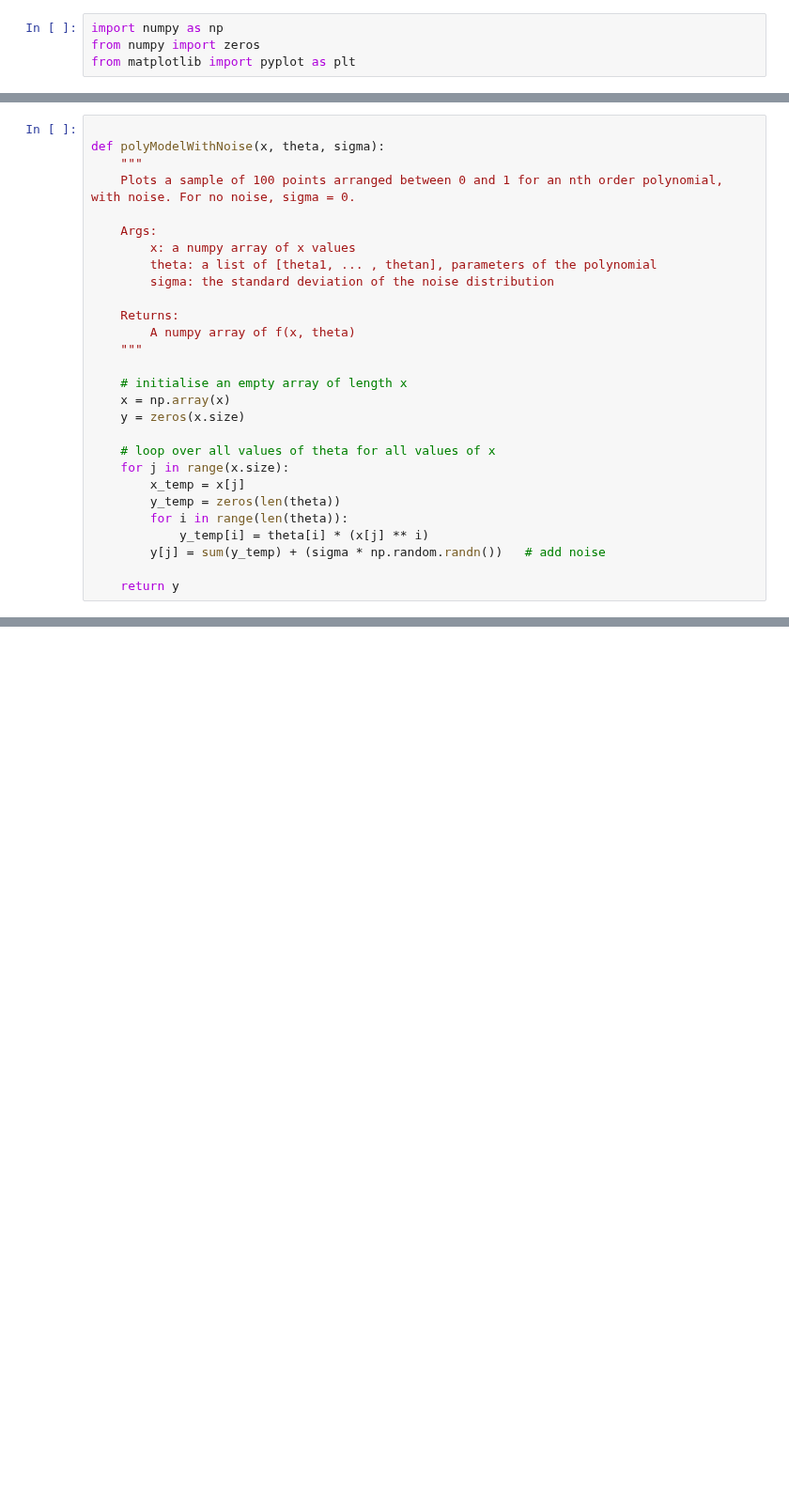
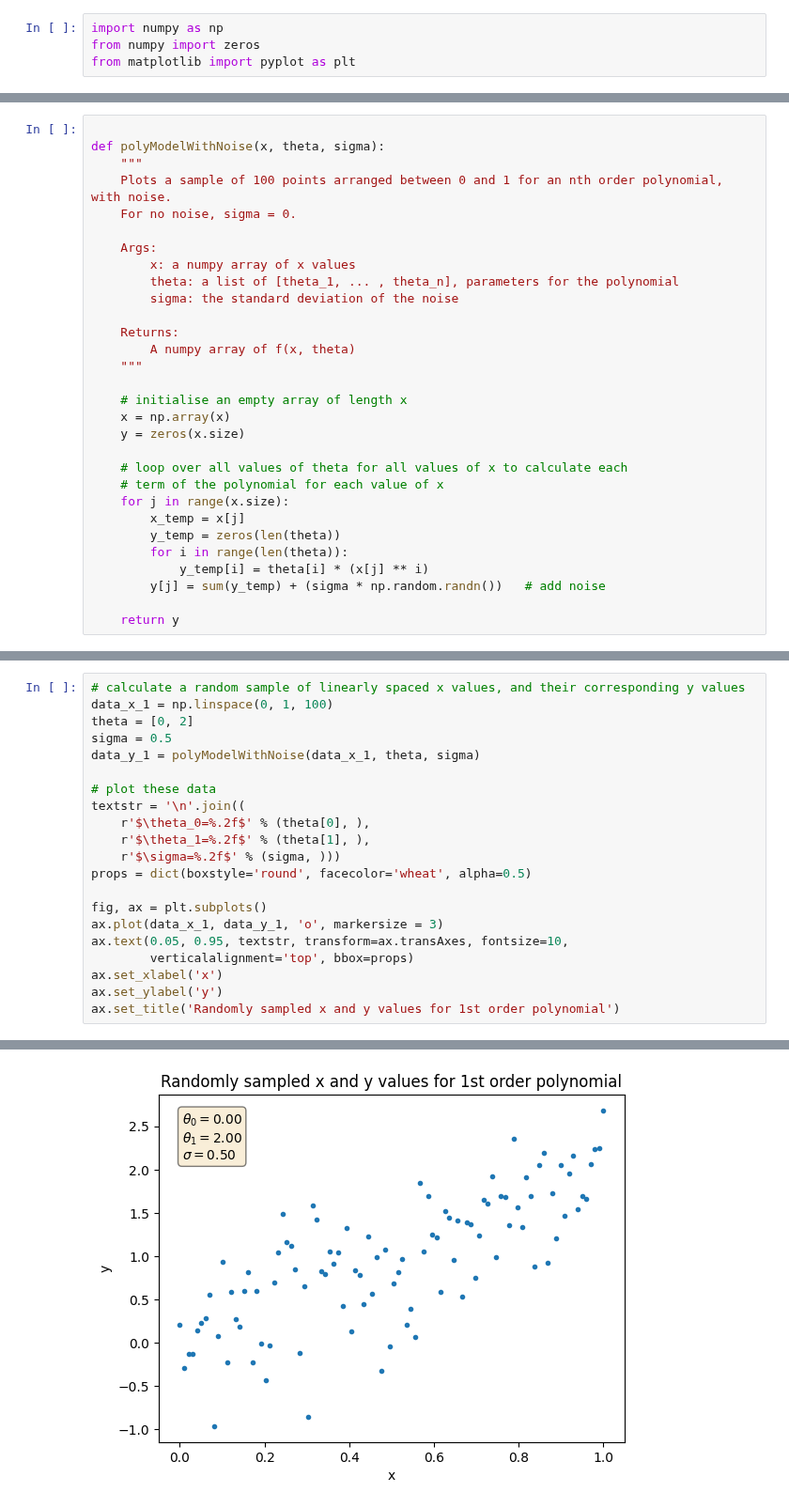
Before and after one commit to rhtweedie/ml_assignments, a Jupyter notebook: CurveFitting.ipynb, the cells around one changed output, grey strips where cells are left out. Shown at 94% size. Cells and saved outputs as stored; diff of their text form; blank space fills up the shorter version.

```diff
--- a/CurveFitting.ipynb
+++ b/CurveFitting.ipynb
@@ -6,12 +12,13 @@ from matplotlib import pyplot as plt
 
 def polyModelWithNoise(x, theta, sigma):
     """
-    Plots a sample of 100 points arranged between 0 and 1 for an nth order polynomial, with noise. For no noise, sigma = 0.
+    Plots a sample of 100 points arranged between 0 and 1 for an nth order polynomial, with noise.
+    For no noise, sigma = 0.
 
     Args:
         x: a numpy array of x values
-        theta: a list of [theta1, ... , thetan], parameters of the polynomial
-        sigma: the standard deviation of the noise distribution
+        theta: a list of [theta_1, ... , theta_n], parameters for the polynomial
+        sigma: the standard deviation of the noise
 
     Returns:
         A numpy array of f(x, theta)
@@ -21,7 +28,8 @@ def polyModelWithNoise(x, theta, sigma):
     x = np.array(x)
     y = zeros(x.size)
 
-    # loop over all values of theta for all values of x
+    # loop over all values of theta for all values of x to calculate each
+    # term of the polynomial for each value of x
     for j in range(x.size):
         x_temp = x[j]
         y_temp = zeros(len(theta))
@@ -32,0 +43,22 @@ def polyModelWithNoise(x, theta, sigma):
+# %%
+# calculate a random sample of linearly spaced x values, and their corresponding y values
+data_x_1 = np.linspace(0, 1, 100)
+theta = [0, 2]
+sigma = 0.5
+data_y_1 = polyModelWithNoise(data_x_1, theta, sigma)
+
+# plot these data
+textstr = '\n'.join((
+    r'$\theta_0=%.2f$' % (theta[0], ),
+    r'$\theta_1=%.2f$' % (theta[1], ),
+    r'$\sigma=%.2f$' % (sigma, )))
+props = dict(boxstyle='round', facecolor='wheat', alpha=0.5)
+
+fig, ax = plt.subplots()
+ax.plot(data_x_1, data_y_1, 'o', markersize = 3)
+ax.text(0.05, 0.95, textstr, transform=ax.transAxes, fontsize=10,
+        verticalalignment='top', bbox=props)
+ax.set_xlabel('x')
+ax.set_ylabel('y')
+ax.set_title('Randomly sampled x and y values for 1st order polynomial')
+# %% [output]
@@ -32,0 +66 @@ def polyModelWithNoise(x, theta, sigma):
+[figure, added]
```
Also changed, not shown: parts of 22 cells of this notebook.
